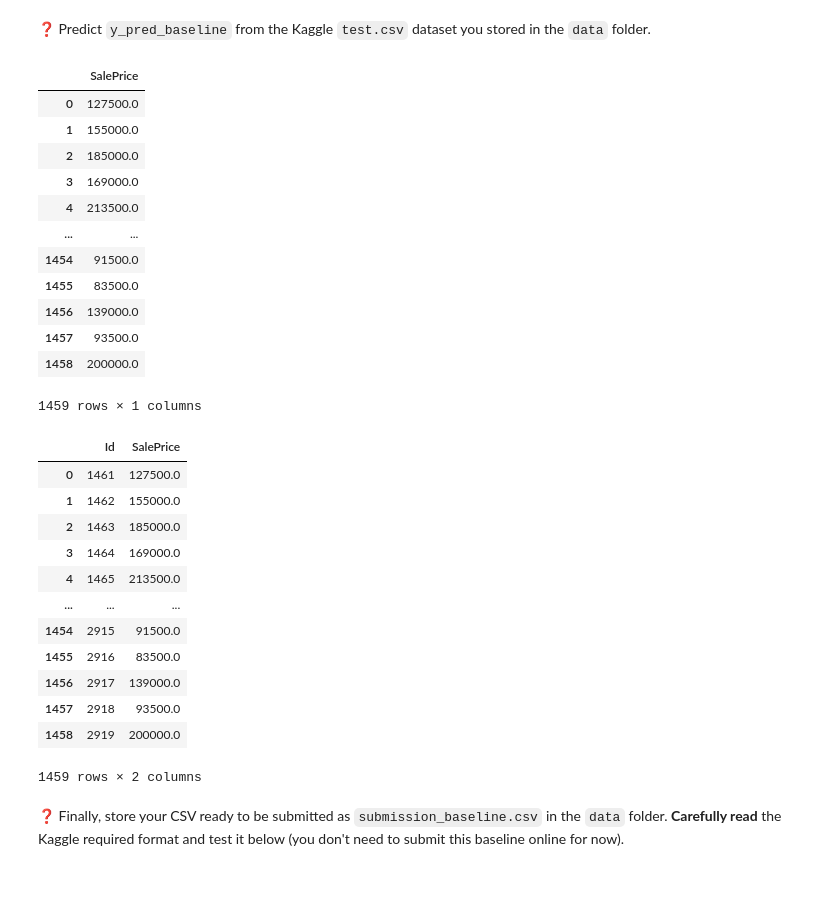
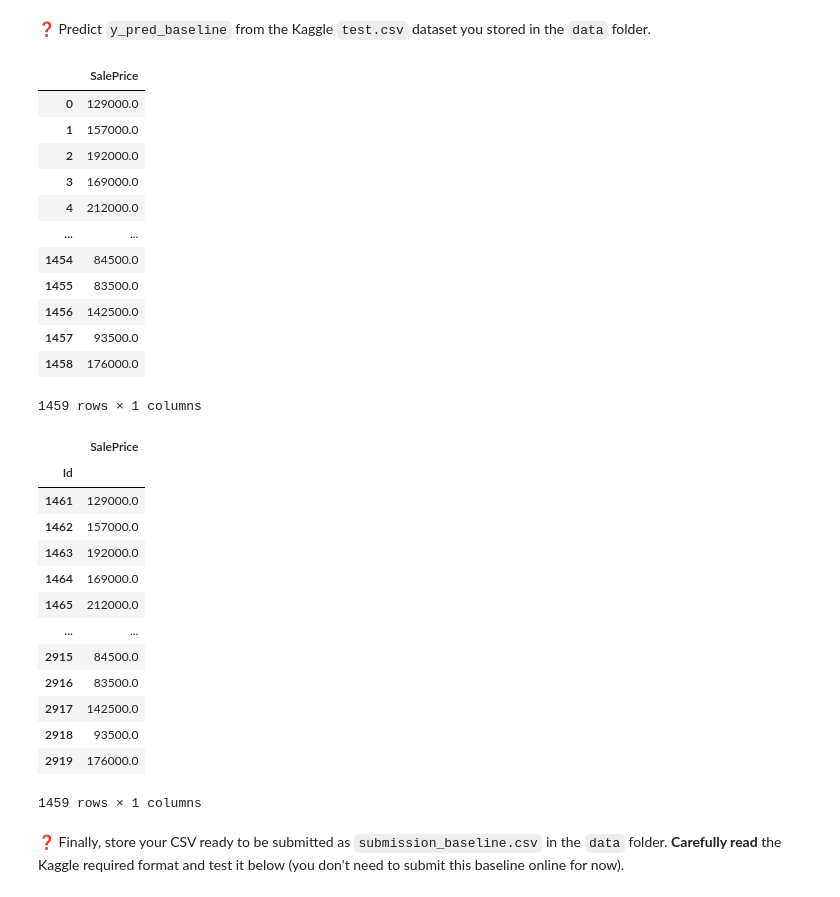
Before and after one commit to gauthieret/data-houses-kaggle-competition, a Jupyter notebook: houses_kaggle_competition.ipynb, the cells around one changed output. Drawn from its saved outputs; the diff is of its cells as text; code cells hidden in the pictures.

```diff
--- a/houses_kaggle_competition.ipynb
+++ b/houses_kaggle_competition.ipynb
@@ -125,7 +113,6 @@ Index(['MSSubClass', 'LotFrontage', 'LotArea', 'OverallQual', 'OverallCond',
 # %% [markdown]
 🤔 If we were to `OneHotEncode` all categorical features, our feature matrix `X_preproc` would become pretty big and sparse, with almost 300 (highly correlated) features for only 1400 observations. Ideally, we should aim at feeding our model with ~50 features max (📚 Read this [rule of thumb](https://datascience.stackexchange.com/a/11480/98300))
 # %%
+data_train_object = data_train.select_dtypes(include=object)
 feat_categorical_nunique = data_train_object.nunique()
-feat_categorical_nunique_7 = feat_categorical_nunique[feat_categorical_nunique < 7]
-print(feat_categorical_nunique_7.head())
-len(feat_categorical_nunique_7)
+feat_categorical_nunique_7 = feat_categorical_nunique[feat_categorical_nunique < 7].index
@@ -211,10 +189,14 @@ As for numerical features
 
 If you are confident, you can try sklearn's shorter syntax `make_pipeline` or `make_column_transformer` instead of the longer syntax `Pipeline` or `ColumnTransformer` if you want to avoid giving names manually to every steps.
 </details>
-# %%
-y_train = data_train['SalePrice']
-X_train = data_train.drop(columns = 'SalePrice')
 # %%
+from sklearn.pipeline import Pipeline
+from sklearn.impute import SimpleImputer
+from sklearn.pipeline import make_pipeline
+from sklearn.preprocessing import MinMaxScaler
+from sklearn.compose import ColumnTransformer
+from sklearn.tree import DecisionTreeRegressor
+
 cat_transformer = Pipeline([
     ('imputer', SimpleImputer(strategy='most_frequent')),
     ('ohe', OneHotEncoder(sparse= False, handle_unknown='ignore'))
@@ -227,7 +209,7 @@ num_transformer = Pipeline([
 
 baseline_preprocessor = ColumnTransformer([
     ('numerical', num_transformer, data_train_Int_Float),
-    ('categorical',cat_transformer,feat_categorical_small)
+    ('categorical',cat_transformer,feat_categorical_nunique_7)
 ])
-pipe = make_pipeline(baseline_preprocessor, DecisionTreeRegressor())
-pipe.fit(X_train,y_train)
+preproc_baseline = baseline_preprocessor.fit_transform(X_train,y_train)
+shape_preproc_baseline = preproc_baseline.shape
@@ -251,5 +216,2 @@ Pipeline(steps=[('columntransformer',
 # %% [markdown]
 ❓ Look at the **shape** of your preprocessed dataframe and save it to `shape_preproc_baseline` variable
-# %%
-shape_preproc_baseline = baseline_preprocessor.fit_transform(X_train,y_train).shape
-shape_preproc_baseline
@@ -332,35 +313,37 @@ y_pred = pd.DataFrame(pipe.predict(data_test), columns=['SalePrice'])
 y_pred
 # %% [output]
 |  | SalePrice |
-| 0 | 127500.0 |
-| 1 | 155000.0 |
-| 2 | 185000.0 |
+| 0 | 129000.0 |
+| 1 | 157000.0 |
+| 2 | 192000.0 |
 | 3 | 169000.0 |
-| 4 | 213500.0 |
+| 4 | 212000.0 |
 | ... | ... |
-| 1454 | 91500.0 |
+| 1454 | 84500.0 |
 | 1455 | 83500.0 |
-| 1456 | 139000.0 |
+| 1456 | 142500.0 |
 | 1457 | 93500.0 |
-| 1458 | 200000.0 |
+| 1458 | 176000.0 |
 1459 rows × 1 columns
 # %%
 submission = pd.concat([test_id,y_pred], axis=1)
+submission.set_index('Id', inplace=True)
 submission
 # %% [output]
-|  | Id | SalePrice |
-| 0 | 1461 | 127500.0 |
-| 1 | 1462 | 155000.0 |
-| 2 | 1463 | 185000.0 |
-| 3 | 1464 | 169000.0 |
-| 4 | 1465 | 213500.0 |
-| ... | ... | ... |
-| 1454 | 2915 | 91500.0 |
-| 1455 | 2916 | 83500.0 |
-| 1456 | 2917 | 139000.0 |
-| 1457 | 2918 | 93500.0 |
-| 1458 | 2919 | 200000.0 |
+|  | SalePrice |
+| Id |  |
+| 1461 | 129000.0 |
+| 1462 | 157000.0 |
+| 1463 | 192000.0 |
+| 1464 | 169000.0 |
+| 1465 | 212000.0 |
+| ... | ... |
+| 2915 | 84500.0 |
+| 2916 | 83500.0 |
+| 2917 | 142500.0 |
+| 2918 | 93500.0 |
+| 2919 | 176000.0 |
-1459 rows × 2 columns
+1459 rows × 1 columns
 # %% [markdown]
 ❓ Finally, store your CSV ready to be submitted as `submission_baseline.csv` in the `data` folder. **Carefully read** the Kaggle required format and test it below (you don't need to submit this baseline online for now).
 # %%
```
Also changed, not shown: parts of 9 cells of this notebook, 1 other file.
